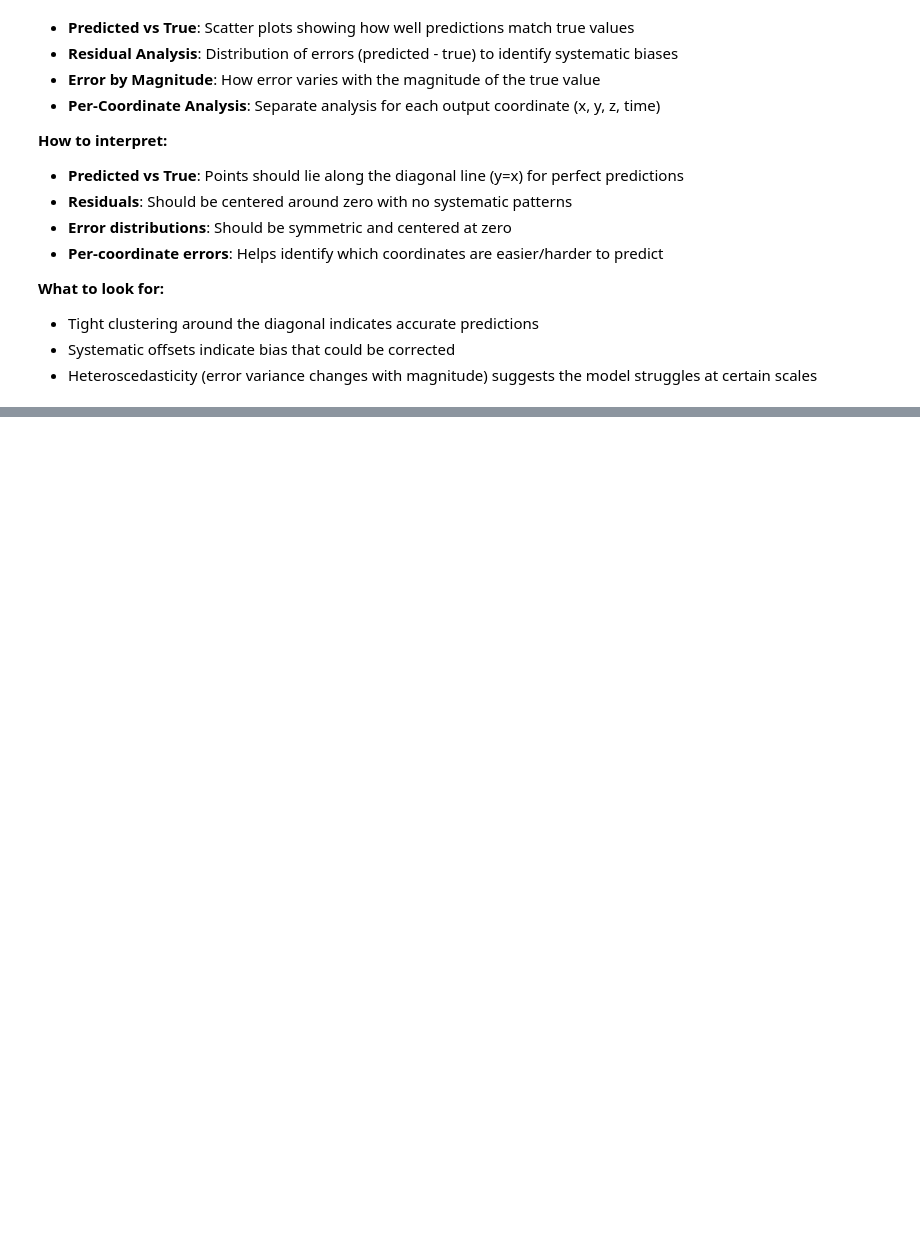
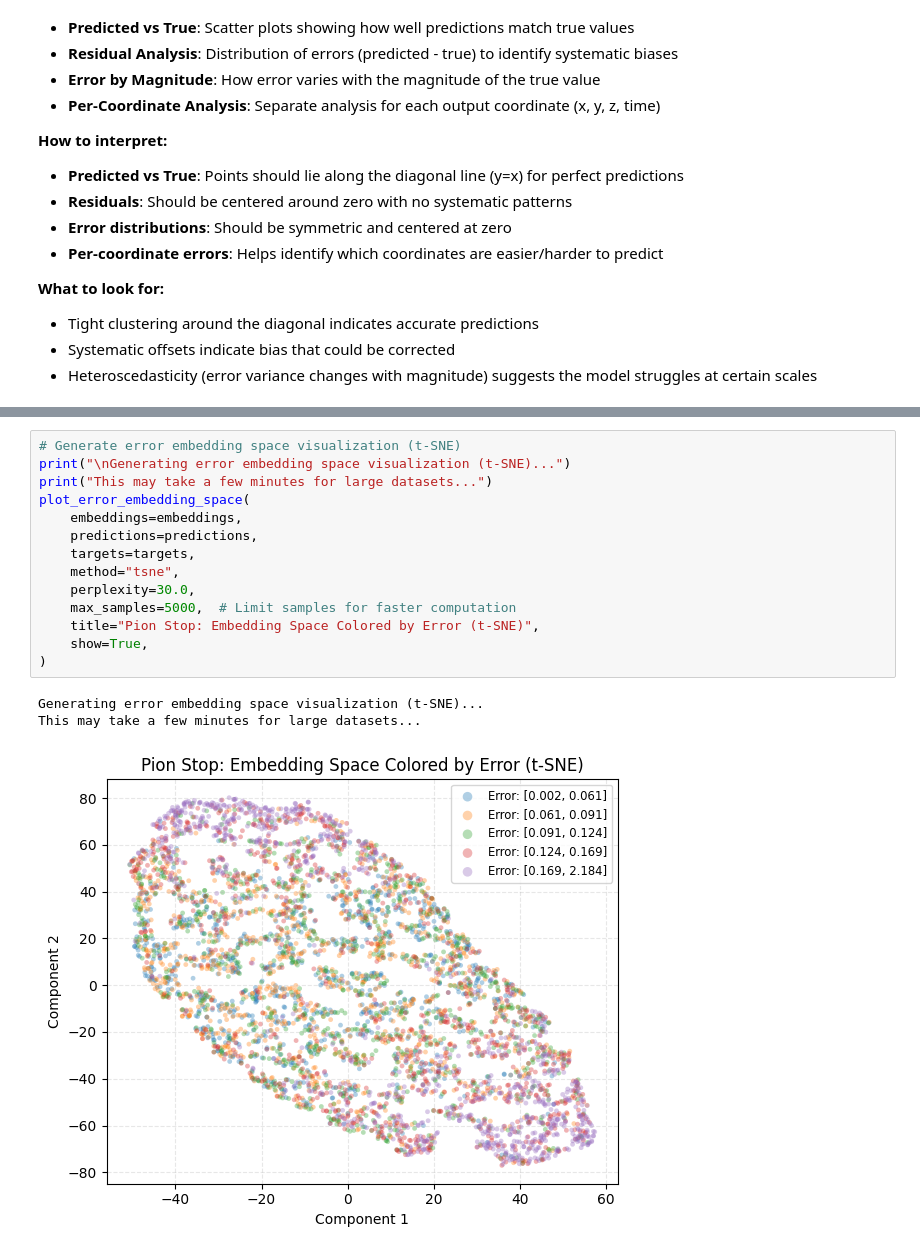
Before and after one commit to jaca230/pioneerML, a Jupyter notebook: notebooks/validation/validate_pion_stop.ipynb, the cells around one changed output, grey strips where cells are left out. Drawn from its saved outputs; the diff is of its cells as text; blank space fills up the shorter version.

```diff
--- a/notebooks/validation/validate_pion_stop.ipynb
+++ b/notebooks/validation/validate_pion_stop.ipynb
@@ -210,0 +284,18 @@ Generating regression diagnostic plots...
+# %%
+# Generate error embedding space visualization (t-SNE)
+print("\nGenerating error embedding space visualization (t-SNE)...")
+print("This may take a few minutes for large datasets...")
+plot_error_embedding_space(
+    embeddings=embeddings,
+    predictions=predictions,
+    targets=targets,
+    method="tsne",
+    perplexity=30.0,
+    max_samples=5000,  # Limit samples for faster computation
+    title="Pion Stop: Embedding Space Colored by Error (t-SNE)",
+    show=True,
+)
+# %% [output]
+Generating error embedding space visualization (t-SNE)...
+This may take a few minutes for large datasets...
+[figure, added]
```
Also changed, not shown: parts of 10 cells of this notebook, 16 other files.
